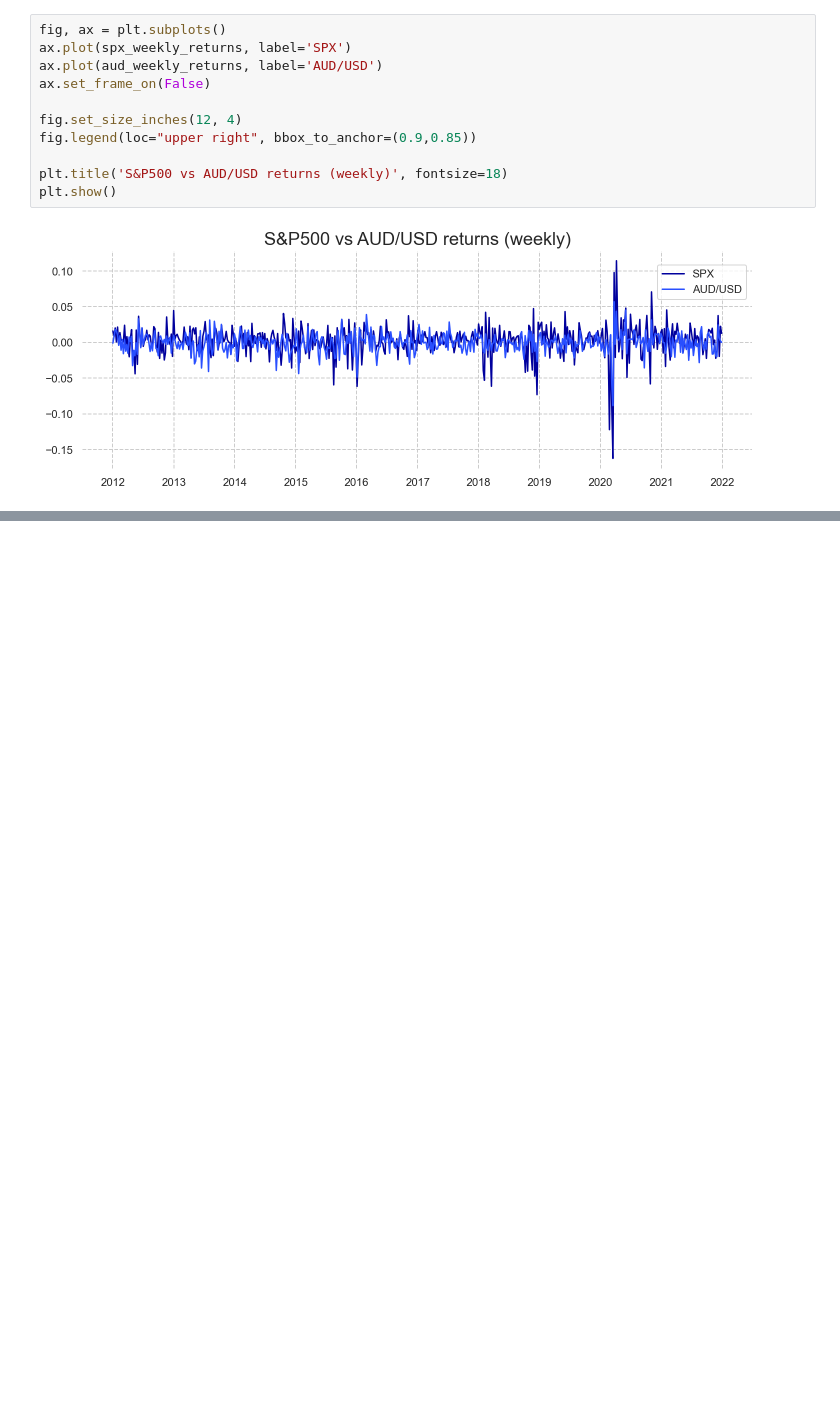
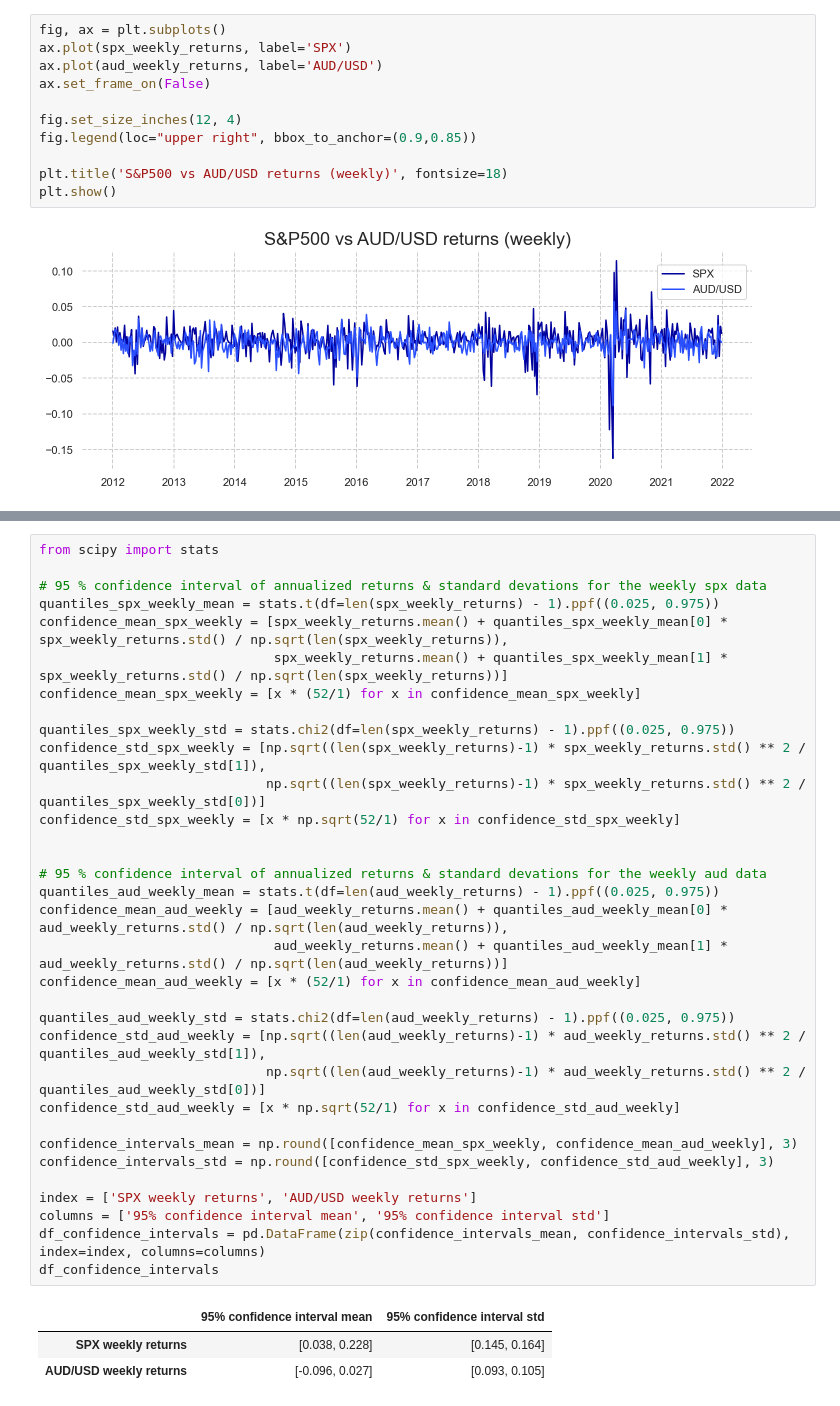
Before and after one commit to Sinbad-The-Sailor/Financial-Mathematics-Notebooks, a Jupyter notebook: volatility_modelling.ipynb, the cells around one changed output, grey strips where cells are left out. Drawn from its saved outputs; the diff is of its cells as text; blank space fills up the shorter version.

```diff
--- a/volatility_modelling.ipynb
+++ b/volatility_modelling.ipynb
@@ -90,0 +151,37 @@ aud_weekly_kurt = aud_weekly_returns.kurtosis()
+# %%
+from scipy import stats
+
+# 95 % confidence interval of annualized returns & standard devations for the weekly spx data
+quantiles_spx_weekly_mean = stats.t(df=len(spx_weekly_returns) - 1).ppf((0.025, 0.975))
+confidence_mean_spx_weekly = [spx_weekly_returns.mean() + quantiles_spx_weekly_mean[0] * spx_weekly_returns.std() / np.sqrt(len(spx_weekly_returns)),
+                              spx_weekly_returns.mean() + quantiles_spx_weekly_mean[1] * spx_weekly_returns.std() / np.sqrt(len(spx_weekly_returns))]
+confidence_mean_spx_weekly = [x * (52/1) for x in confidence_mean_spx_weekly]
+
+quantiles_spx_weekly_std = stats.chi2(df=len(spx_weekly_returns) - 1).ppf((0.025, 0.975))
+confidence_std_spx_weekly = [np.sqrt((len(spx_weekly_returns)-1) * spx_weekly_returns.std() ** 2 / quantiles_spx_weekly_std[1]),
+                             np.sqrt((len(spx_weekly_returns)-1) * spx_weekly_returns.std() ** 2 / quantiles_spx_weekly_std[0])]
+confidence_std_spx_weekly = [x * np.sqrt(52/1) for x in confidence_std_spx_weekly]
+
+
+# 95 % confidence interval of annualized returns & standard devations for the weekly aud data
+quantiles_aud_weekly_mean = stats.t(df=len(aud_weekly_returns) - 1).ppf((0.025, 0.975))
+confidence_mean_aud_weekly = [aud_weekly_returns.mean() + quantiles_aud_weekly_mean[0] * aud_weekly_returns.std() / np.sqrt(len(aud_weekly_returns)),
+                              aud_weekly_returns.mean() + quantiles_aud_weekly_mean[1] * aud_weekly_returns.std() / np.sqrt(len(aud_weekly_returns))]
+confidence_mean_aud_weekly = [x * (52/1) for x in confidence_mean_aud_weekly]
+
+quantiles_aud_weekly_std = stats.chi2(df=len(aud_weekly_returns) - 1).ppf((0.025, 0.975))
+confidence_std_aud_weekly = [np.sqrt((len(aud_weekly_returns)-1) * aud_weekly_returns.std() ** 2 / quantiles_aud_weekly_std[1]),
+                             np.sqrt((len(aud_weekly_returns)-1) * aud_weekly_returns.std() ** 2 / quantiles_aud_weekly_std[0])]
+confidence_std_aud_weekly = [x * np.sqrt(52/1) for x in confidence_std_aud_weekly]
+
+confidence_intervals_mean = np.round([confidence_mean_spx_weekly, confidence_mean_aud_weekly], 3)
+confidence_intervals_std = np.round([confidence_std_spx_weekly, confidence_std_aud_weekly], 3)
+
+index = ['SPX weekly returns', 'AUD/USD weekly returns']
+columns = ['95% confidence interval mean', '95% confidence interval std']
+df_confidence_intervals = pd.DataFrame(zip(confidence_intervals_mean, confidence_intervals_std), index=index, columns=columns)
+df_confidence_intervals
+# %% [output]
+|  | 95% confidence interval mean | 95% confidence interval std |
+| SPX weekly returns | [0.038, 0.228] | [0.145, 0.164] |
+| AUD/USD weekly returns | [-0.096, 0.027] | [0.093, 0.105] |
```
Also changed, not shown: parts of 13 cells of this notebook.
